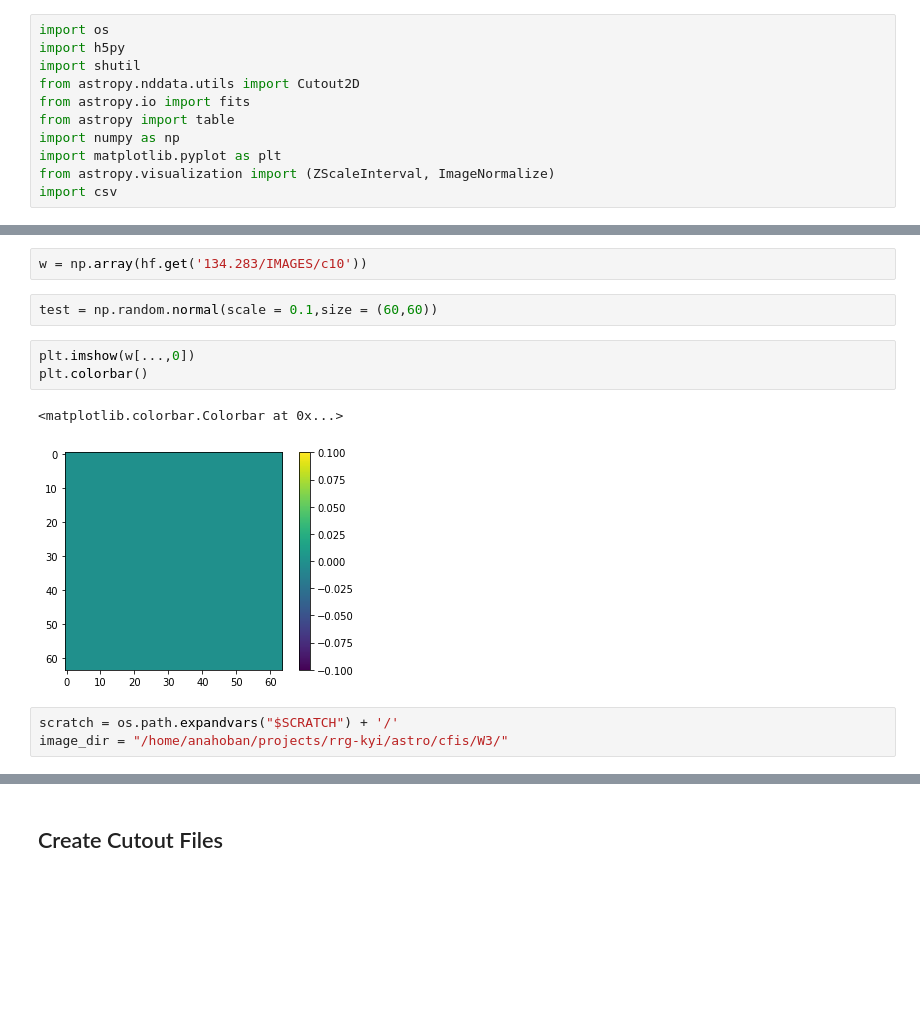
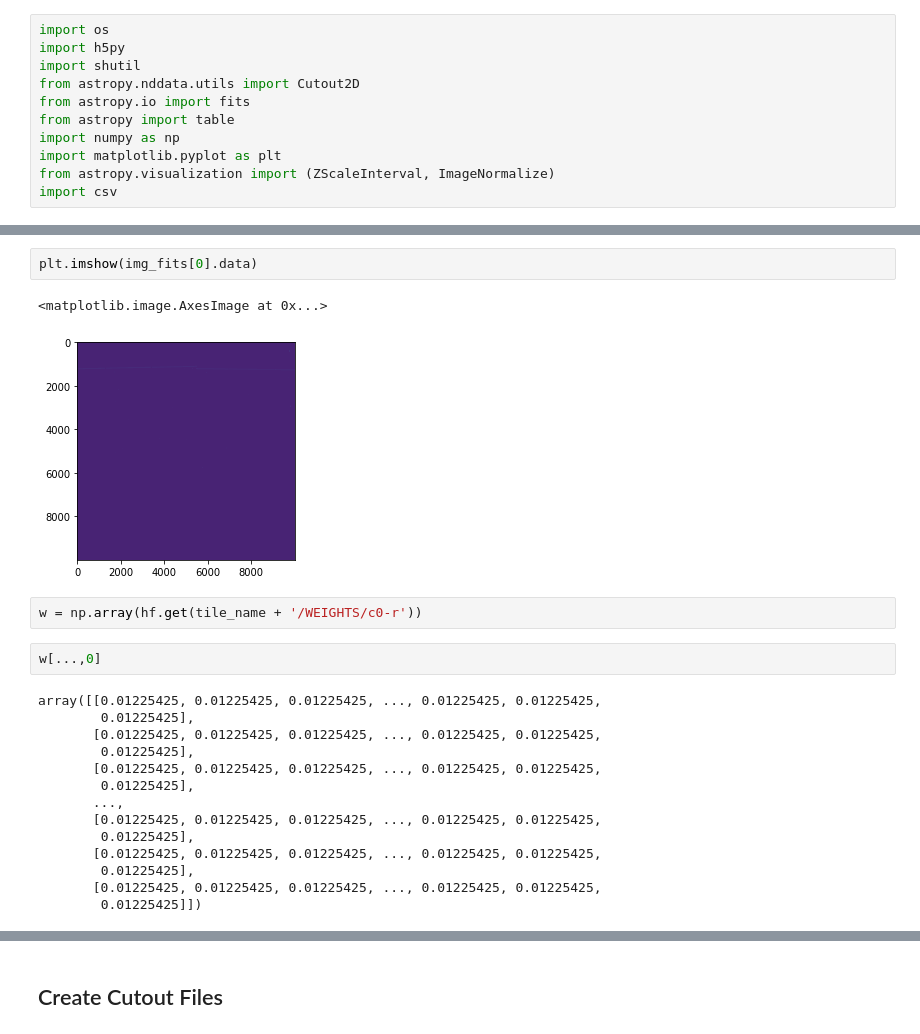
Before and after one commit to AnaHoban/lensing, a Jupyter notebook: Code/Batch Loading/Currently used/norm_tests.ipynb, the cells around one changed output, grey strips where cells are left out. Cells and saved outputs as stored; diff of their text form; blank space fills up the shorter version.

```diff
--- a/Code/Batch Loading/Currently used/norm_tests.ipynb
+++ b/Code/Batch Loading/Currently used/norm_tests.ipynb
@@ -18,13 +47,23 @@ hf.keys()
+# %%
+plt.imshow(img_fits[0].data)
+# %% [output]
+<matplotlib.image.AxesImage at 0x...>
+[figure, added]
 # %%
-w = np.array(hf.get('134.283/IMAGES/c10'))
+w = np.array(hf.get(tile_name + '/WEIGHTS/c0-r'))
-# %%
-test = np.random.normal(scale = 0.1,size = (60,60))
-# %%
-plt.imshow(w[...,0])
-plt.colorbar()
-# %% [output]
-<matplotlib.colorbar.Colorbar at 0x...>
-[figure, removed]
-# %%
-scratch = os.path.expandvars("$SCRATCH") + '/'
-image_dir = "/home/anahoban/projects/rrg-kyi/astro/cfis/W3/"
+# %%
+w[...,0]
+# %% [output]
+array([[0.01225425, 0.01225425, 0.01225425, ..., 0.01225425, 0.01225425,
+        0.01225425],
+       [0.01225425, 0.01225425, 0.01225425, ..., 0.01225425, 0.01225425,
+        0.01225425],
+       [0.01225425, 0.01225425, 0.01225425, ..., 0.01225425, 0.01225425,
+        0.01225425],
+       ...,
+       [0.01225425, 0.01225425, 0.01225425, ..., 0.01225425, 0.01225425,
+        0.01225425],
+       [0.01225425, 0.01225425, 0.01225425, ..., 0.01225425, 0.01225425,
+        0.01225425],
+       [0.01225425, 0.01225425, 0.01225425, ..., 0.01225425, 0.01225425,
+        0.01225425]])
```
Also changed, not shown: parts of 21 cells of this notebook, 18 other files.
